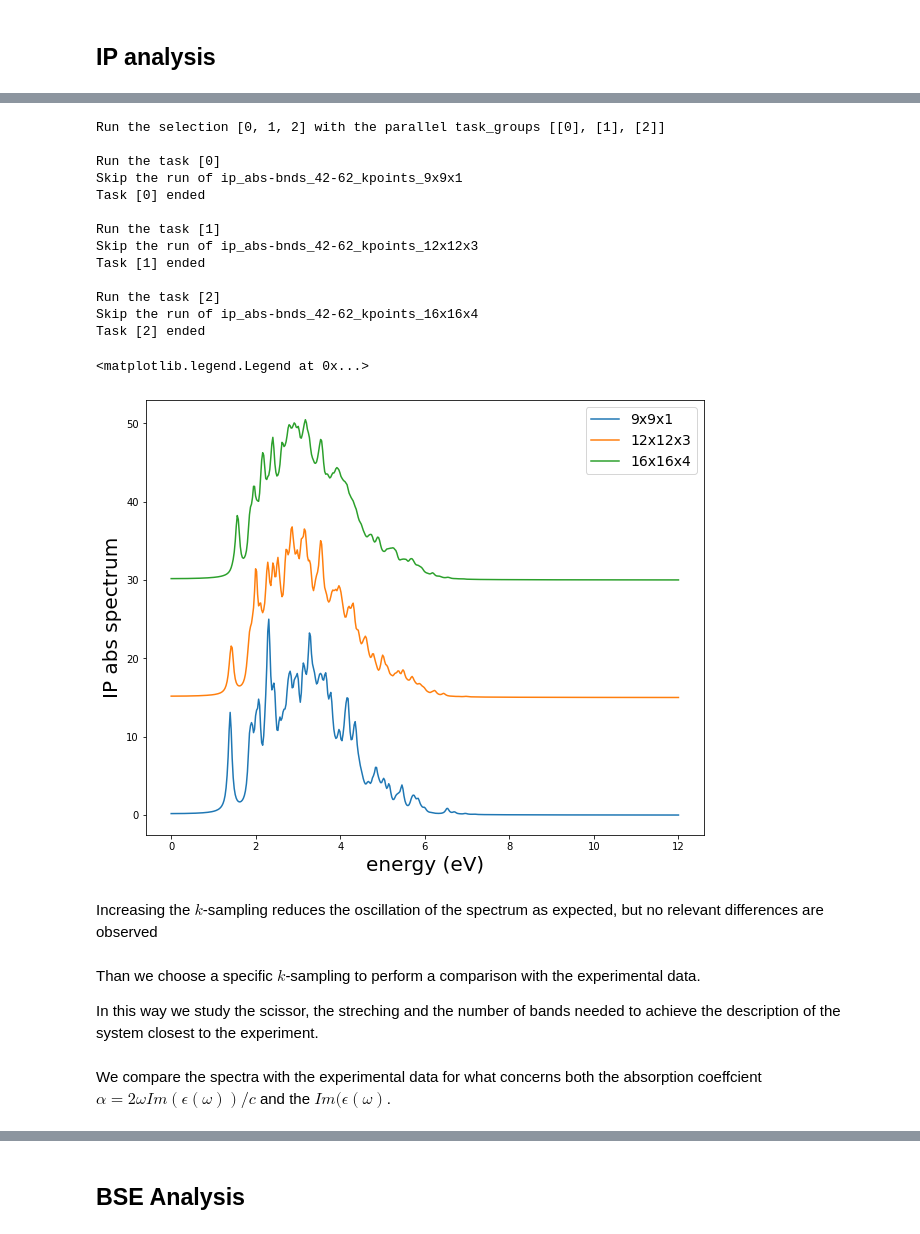
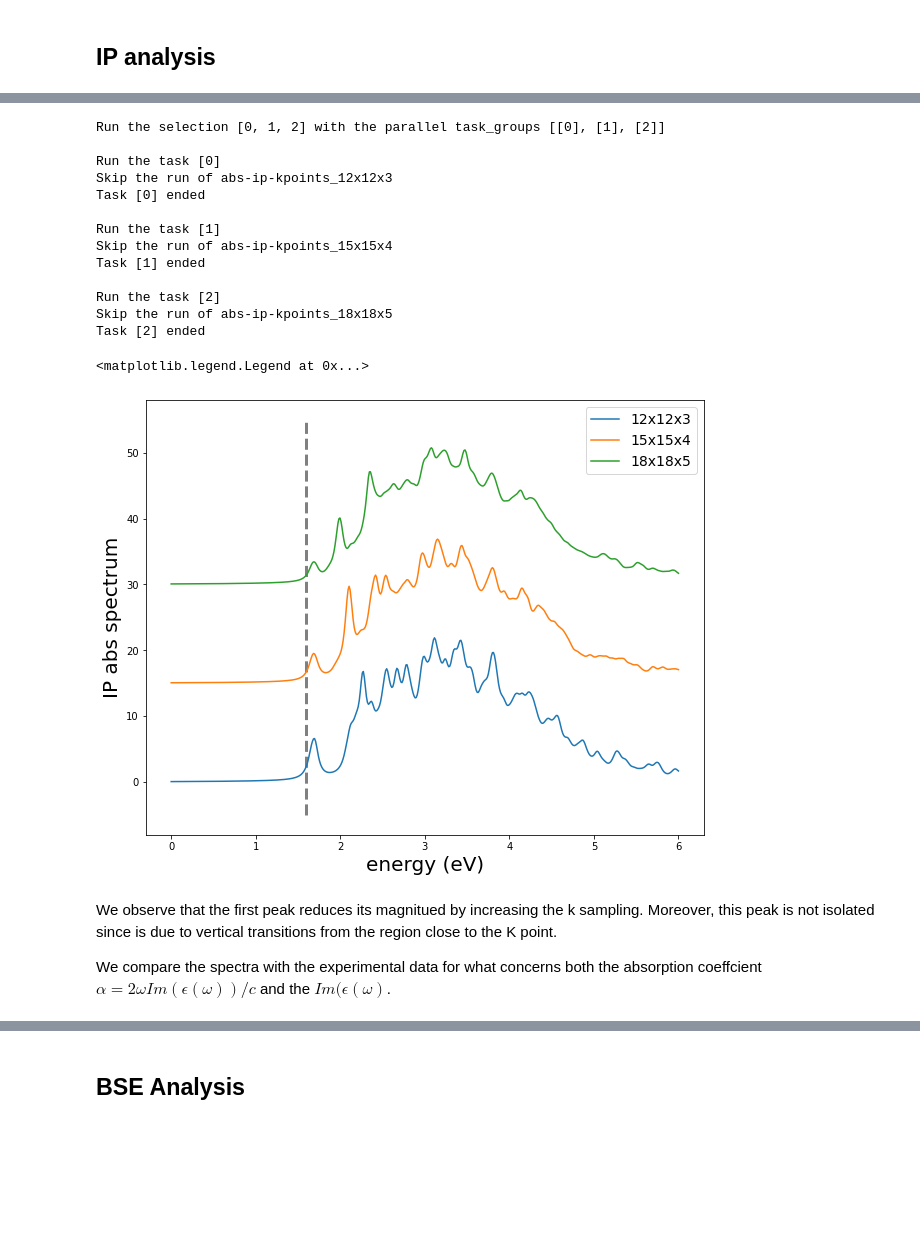
Before and after one commit to marcodalessandro76/WSe2, a Jupyter notebook: EQ_Optics.ipynb, the cells around one changed output, grey strips where cells are left out. Cells and saved outputs as stored; diff of their text form; code cells hidden in the pictures; blank space fills up the shorter version.

```diff
--- a/EQ_Optics.ipynb
+++ b/EQ_Optics.ipynb
@@ -91,0 +78,9 @@ kpoints = ['9x9x1','12x12x3','16x16x4']
+# %%
+run_path = 'EQ_ABS'
+kpoints = ['12x12x3','15x15x4','18x18x5']
+direct_gap = 1.6 # eV
+# %%
+for k in kpoints:
+    source_dir = 'DFT_analysis/kpoints_%s-nbnds_100.save'%k
+    run_dir = os.path.join(run_path,k)
+    Tools.init_yambo_run_dir(Tools.make_p2y(source_dir),run_dir=run_dir)
@@ -92,24 +94,22 @@ kpoints = ['9x9x1','12x12x3','16x16x4']
 # %%
-eta = 0.1 # damping value for both conduction and valence bands (eV)
-energy_range = [0,12] # energy range in eV
-energy_step = 500 # number of energy step
 elec_field = [1.,0.,0.]
-bands_trans = [42,62]
-scissor = 0. #
+BSEBands = [43,62]
+energy_range = [0,6] # eV
+energy_step = 500
+damping = [0.05,0.05] # eV
+scissor = 0.261
 
-study = D.Dataset(num_tasks=1,verbose=True)
+study = D.Dataset(run_dir=run_dir,num_tasks=1,verbose=True,skip=True)
 study.set_postprocessing_function(PP.yambo_parse_data)
 
 for k in kpoints:
-    source_dir = os.path.join(core_dbs,k,'SAVE')
     run_dir = os.path.join(run_path,k)
-    Tools.init_yambo_run_dir(source_dir,run_dir=run_dir)
-
-    inp = I.YamboInput('yambo -o c',folder=run_dir)
-    inp.set_array_variables(LongDrXd = elec_field,XfnQP_E=[scissor,1.,1.]) # electric field / scissor
-    inp.set_array_variables(units='eV',DmRngeXd=[eta/2,eta/2],EnRngeXd=energy_range) # damping / energy range
-    inp.set_array_variables(ETStpsXd =energy_step, BndsRnXd=bands_trans,QpntsRXd=[1,1]) # energy step / bands or transitions / momentum transfer
-    idd = 'ip_abs-bnds_%s-%s_kpoints_%s'%(bands_trans[0],bands_trans[1],k)
+    inp = I.YamboInput('yambo -o b',folder=run_dir)
+    inp.set_array_variables(BSEBands=BSEBands,BLongDir=elec_field)
+    inp.set_array_variables(units='eV',BEnRange=energy_range,BDmRange=damping)
+    inp.set_array_variables(BEnSteps=energy_step,KfnQP_E=[scissor,1.,1.])
+    inp.set_scalar_variables(DIP_CPU='4.4.2',DIP_ROLEs='v.c.k',BS_CPU='8.4',BS_ROLEs= 'eh.k')
+    idd = 'abs-ip-kpoints_%s'%(k)
     study.append_run(id=idd,input=inp,runner=code,run_dir=run_dir)
 # %% [output]
 Initialize a Dataset with 1 parallel tasks
@@ -124,38 +139,34 @@ results = study.run()
 Run the selection [0, 1, 2] with the parallel task_groups [[0], [1], [2]]
 
 Run the task [0]
-Skip the run of ip_abs-bnds_42-62_kpoints_9x9x1
+Skip the run of abs-ip-kpoints_12x12x3
 Task [0] ended
 
 Run the task [1]
-Skip the run of ip_abs-bnds_42-62_kpoints_12x12x3
+Skip the run of abs-ip-kpoints_15x15x4
 Task [1] ended
 
 Run the task [2]
-Skip the run of ip_abs-bnds_42-62_kpoints_16x16x4
+Skip the run of abs-ip-kpoints_18x18x5
 Task [2] ended
 # %%
 fig, ax = plt.subplots(figsize=(10, 8))
 
 for ind,k in enumerate(kpoints):
-    data = results[ind].data['eps_q1_ip']
+    data = results[ind].data['eps_q1_IP']
     energy = data['energy']
     eps_im = data['eps_imag']
     ax.plot(energy,15*ind+eps_im,label=k)
+ax.vlines(direct_gap,-5,55,linestyles='--',color='gray',linewidth=3)
 ax.set_ylabel('IP abs spectrum',size=20)
 ax.set_xlabel('energy (eV)',size=20)
 ax.legend(fontsize=14)
 # %% [output]
 <matplotlib.legend.Legend at 0x...>
-[figure, old version]
+[figure, new version]
-# %% [markdown]
-Increasing the $k$-sampling reduces the oscillation of the spectrum as expected, but
-no relevant differences are observed
-# %% [markdown]
-Than we choose a specific $k$-sampling to perform a comparison with the experimental data.
-
-In this way we study the scissor, the streching and the number of bands needed to
-achieve the description of the system closest to the experiment.
 # %% [markdown]
+We observe that the first peak reduces its magnitued by increasing the k sampling. Moreover, this peak
+is not isolated since is due to vertical transitions from the region close to the K point.
+
 We compare the spectra with the experimental data for what concerns both the absorption coeffcient
 $\alpha = 2\omega Im(\epsilon(\omega))/c$ and the $Im(\epsilon(\omega)$.
```
Also changed, not shown: parts of 23 cells of this notebook, 6 other files.
